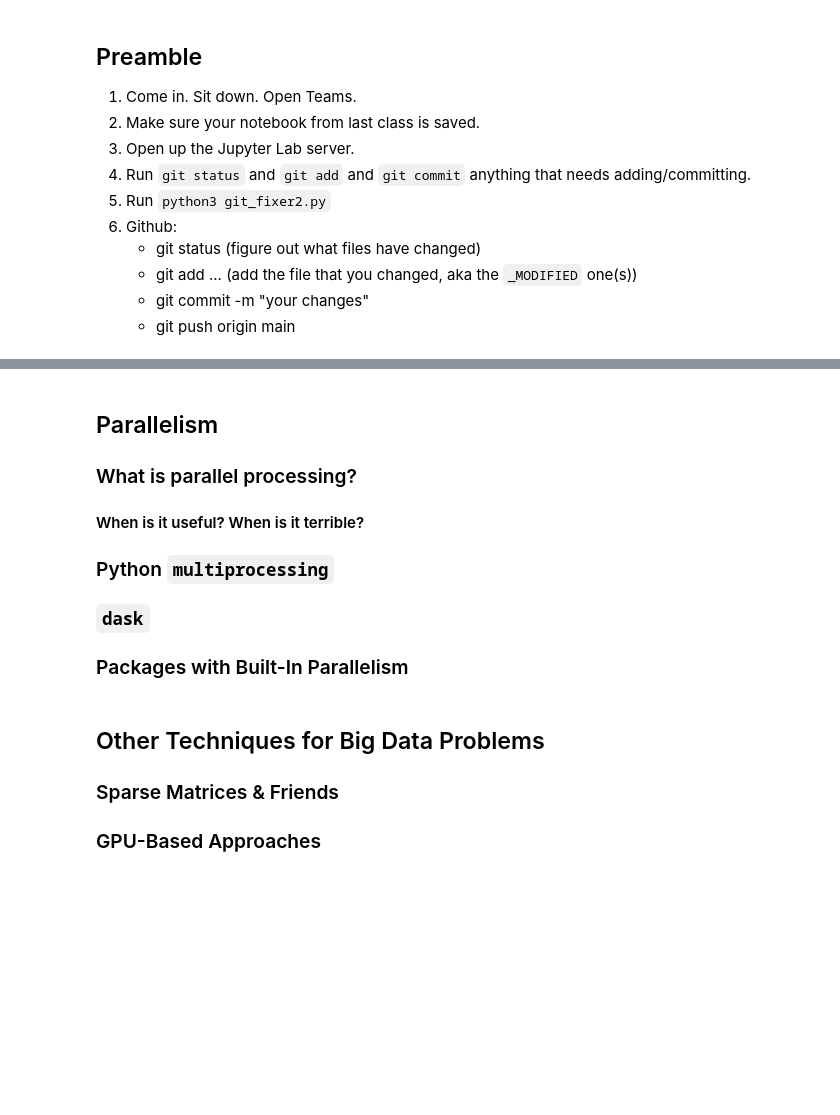
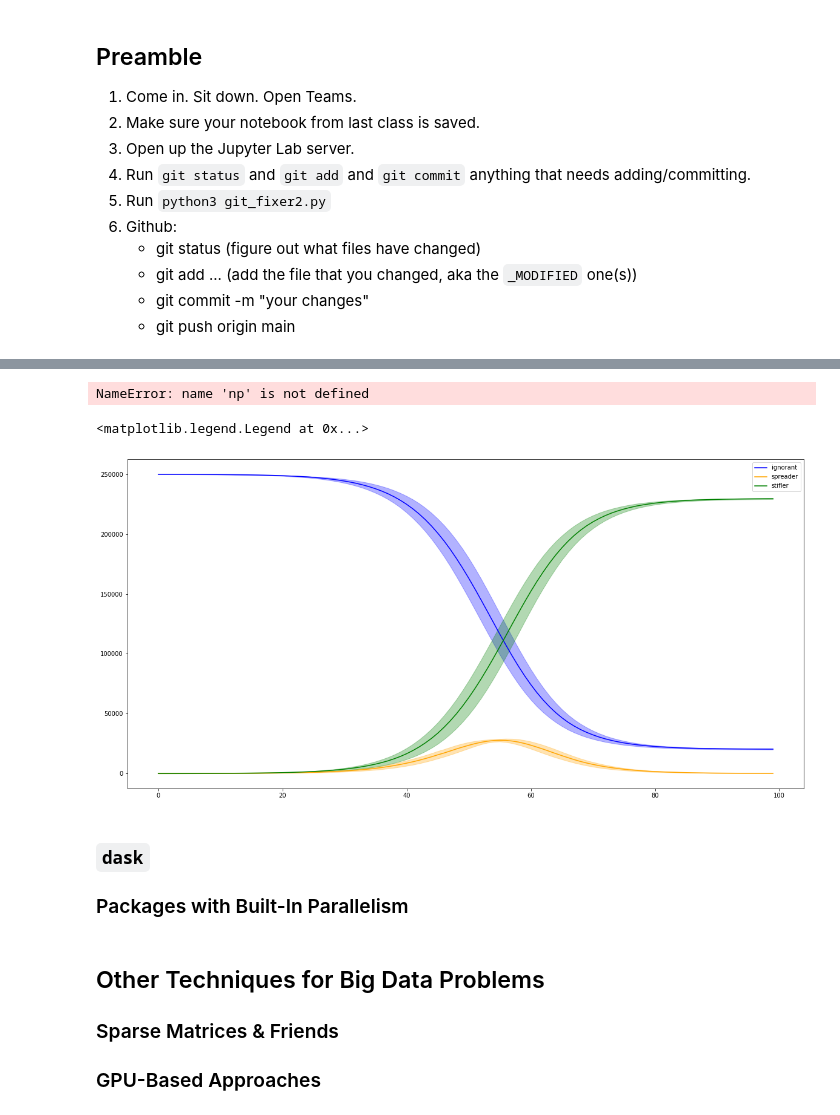
Before and after one commit to network-science-data-and-models/book-core, a Jupyter notebook: class_19_bigdata2.ipynb, the cells around one changed output, grey strips where cells are left out. Drawn from its saved outputs; the diff is of its cells as text; code cells hidden in the pictures; blank space fills up the shorter version.

```diff
--- a/class_19_bigdata2.ipynb
+++ b/class_19_bigdata2.ipynb
@@ -83,9 +134,43 @@ plt.legend()
+# %%
+import glob
+
+ignorant_all = []
+spreader_all = []
+stifler_all = []
+for fname in glob.glob('./scripts/rumor_model_agent_based_process_*.pkl'):
+    dset = pickle.load(open(fname, 'rb'))
+
+    counts = [collections.Counter(idx.values()) for idx in dset]
+
+    ignorant_all.append([c['ignorant'] for c in counts])
+    spreader_all.append([c['spreader'] for c in counts])
+    stifler_all.append([c['stifler'] for c in counts])
+# %% [output]
+NameError: name 'np' is not defined
+# %%
+import numpy as np
+
+ignorant = np.array(ignorant_all)
+spreader = np.array(spreader_all)
+stifler = np.array(stifler_all)
+
+for ls, color, label in [
+    (ignorant, 'blue', 'ignorant'),
+    (spreader, 'orange', 'spreader'),
+    (stifler, 'green', 'stifler')]:
+    ls = ls[:, :100]
+    plt.fill_between(
+        list(range(ls.shape[1])),
+        np.mean(ls, axis=0) - np.std(ls, axis=0),
+        np.mean(ls, axis=0) + np.std(ls, axis=0),
+        color=color,
+        alpha=0.3)
+    plt.plot(list(range(ls.shape[1])), np.mean(ls, axis=0), color=color, label=label)
+plt.legend()
+# %% [output]
+<matplotlib.legend.Legend at 0x...>
+[figure, added]
 # %% [markdown]
-
-## Parallelism
-### What is parallel processing?
-#### When is it useful? When is it terrible?
-### Python `multiprocessing`
 ### `dask`
 ### Packages with Built-In Parallelism
 # %% [markdown]
```
Also changed, not shown: parts of 7 cells of this notebook, 2 other files.
